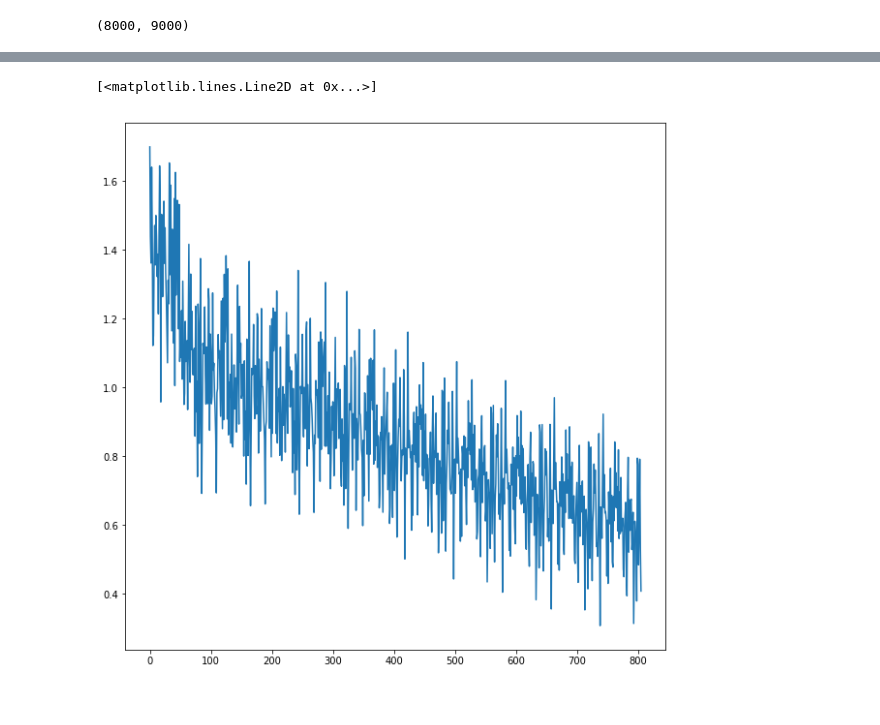
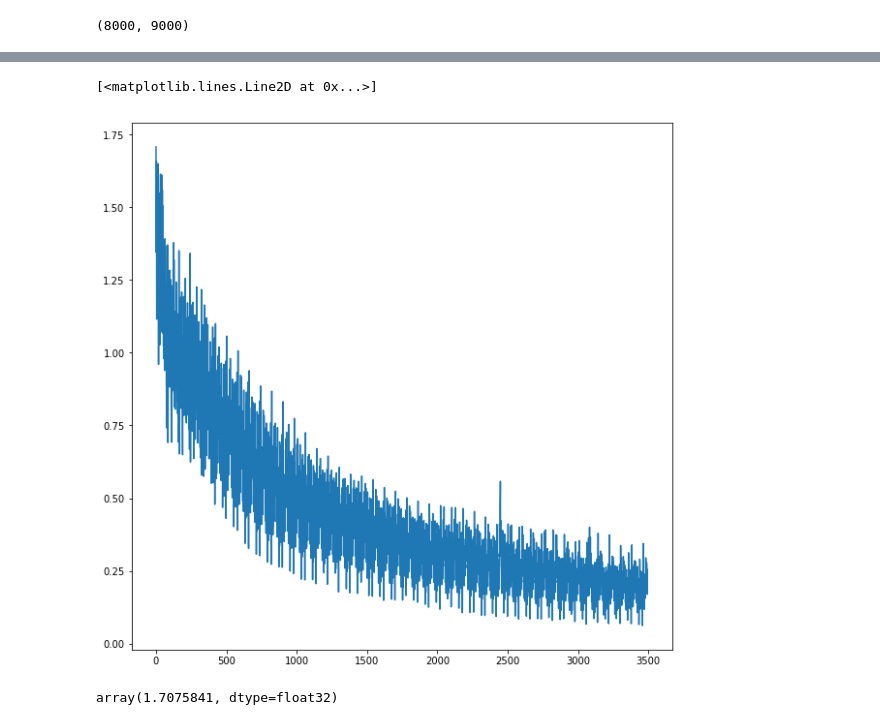
Before and after one commit to joemcglinchy/IS_segmentation, a Jupyter notebook: UNet3band_optionally_use_VGG_DigitalGlobe.ipynb, the cells around one changed output, grey strips where cells are left out. Drawn from its saved outputs; the diff is of its cells as text; code cells hidden in the pictures.

```diff
--- a/UNet3band_optionally_use_VGG_DigitalGlobe.ipynb
+++ b/UNet3band_optionally_use_VGG_DigitalGlobe.ipynb
@@ -75,19 +75,19 @@ from pyproj import Proj, transform
 dg_scene_id = '1030010057062200'
 
 # specify image for 2.0 meter analysis
-gt_image_2 = '../../rasters/union_impervious_raster_2_0_0.tif' # desktop
-gt_image_2 = '../../rasters/union_impervious_raster_2_0_0_wgs84.tif' # desktop
+gt_image_2 = '../rasters/union_impervious_raster_2_0_0.tif' # desktop
+gt_image_2 = '../rasters/union_impervious_raster_2_0_0_wgs84.tif' # desktop
 # gt_image_2 = '../rasters/union_impervious_raster_2_0_0.tif' # laptop
 #gt_image_2 = 'C:/projects/smart_cities/Denver_Sample_Sites/rasters/union_impervious_raster_2_0.tif'
 
 # specify images for 0.5 meter analysis
-gt_image_05 = '../../rasters/union_impervious_raster_0_5.tif' # desktop
+gt_image_05 = '../rasters/union_impervious_raster_0_5.tif' # desktop
 # gt_image_05 = '../rasters/union_impervious_raster_0_5.tif' # laptop
 #gt_image_05 = 'C:/projects/smart_cities/Denver_Sample_Sites/rasters/union_impervious_raster_0_5.tif'
 
 # specify the shapefile
 # shpfile = '../Denver_Sample_Sites/union/union_grid_index256.shp'
-shpfile = '../../union/union.shp' # desktop
+shpfile = '../union/union.shp' # desktop
 # shpfile = '../union/union.shp' # desktop
 rows = []
 with fiona.open(shpfile) as shp:
@@ -414,9 +431,13 @@ save = lambda ep: torch.save({
 # %%
 # plot the losses
-plt.plot([l.data.cpu().numpy()[0] for l in losses])
+plt.plot([l.data.cpu().numpy() for l in losses])
 # %% [output]
 [<matplotlib.lines.Line2D at 0x...>]
-[figure, old version]
+[figure, new version]
+# %%
+losses[0].data.cpu().numpy()
+# %% [output]
+array(1.7075841, dtype=float32)
 # %%
 # check one of the test images
 test_ind = 100
```
Also changed, not shown: parts of 8 cells of this notebook, 1 other file.
